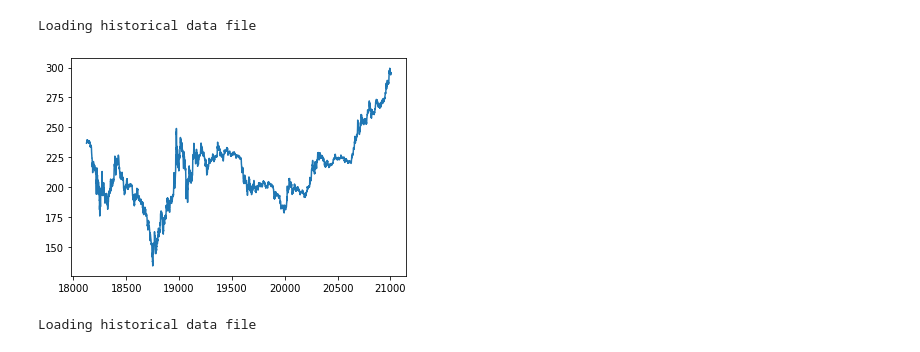
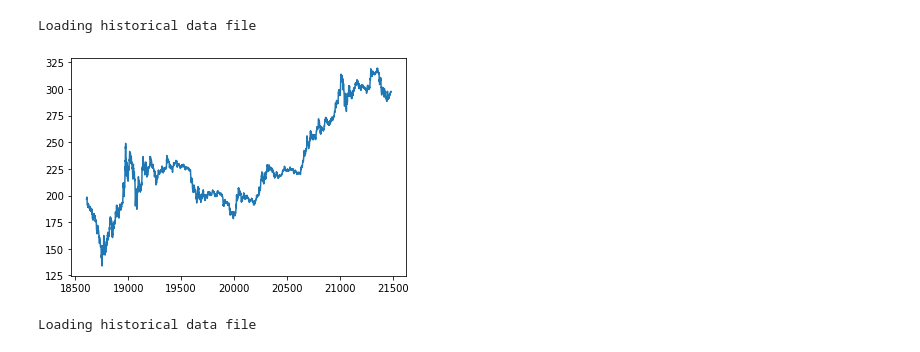
Before and after one commit to joshualee155/ml-stock-prediction, a Jupyter notebook: agent_training.ipynb, the cells around one changed output. Cells and saved outputs as stored; diff of their text form; code cells hidden in the pictures.

```diff
--- a/agent_training.ipynb
+++ b/agent_training.ipynb
@@ -12,17 +12,17 @@ from agent_v2.spg_agent import StochasticPolicyGradientAgent
 # %%
 env_trading = gym.make('test_trading-v2')
 NUM_EP = 400
-date = datetime.datetime(2017, 7, 10, 0, 0)
+date = datetime.datetime(2017, 7, 15, 0, 0)
 data = env_trading.historical_data["close"]
 env_trading.reset(date=date)
 plt.plot(data[env_trading.start_index:env_trading.start_index + int(env_trading.episode_steps)
               if env_trading.start_index + int(env_trading.episode_steps) < data.shape[0]
              else data.shape[0]])
 
 plt.show()
 # %% [output]
 Loading historical data file
-[figure, old version]
+[figure, new version]
 # %%
 env_trading_test = gym.make('test_trading-v2')
 date_test = datetime.datetime(2017, 8, 10, 0, 0)
```
Also changed, not shown: parts of 10 cells of this notebook, 5 other files.
